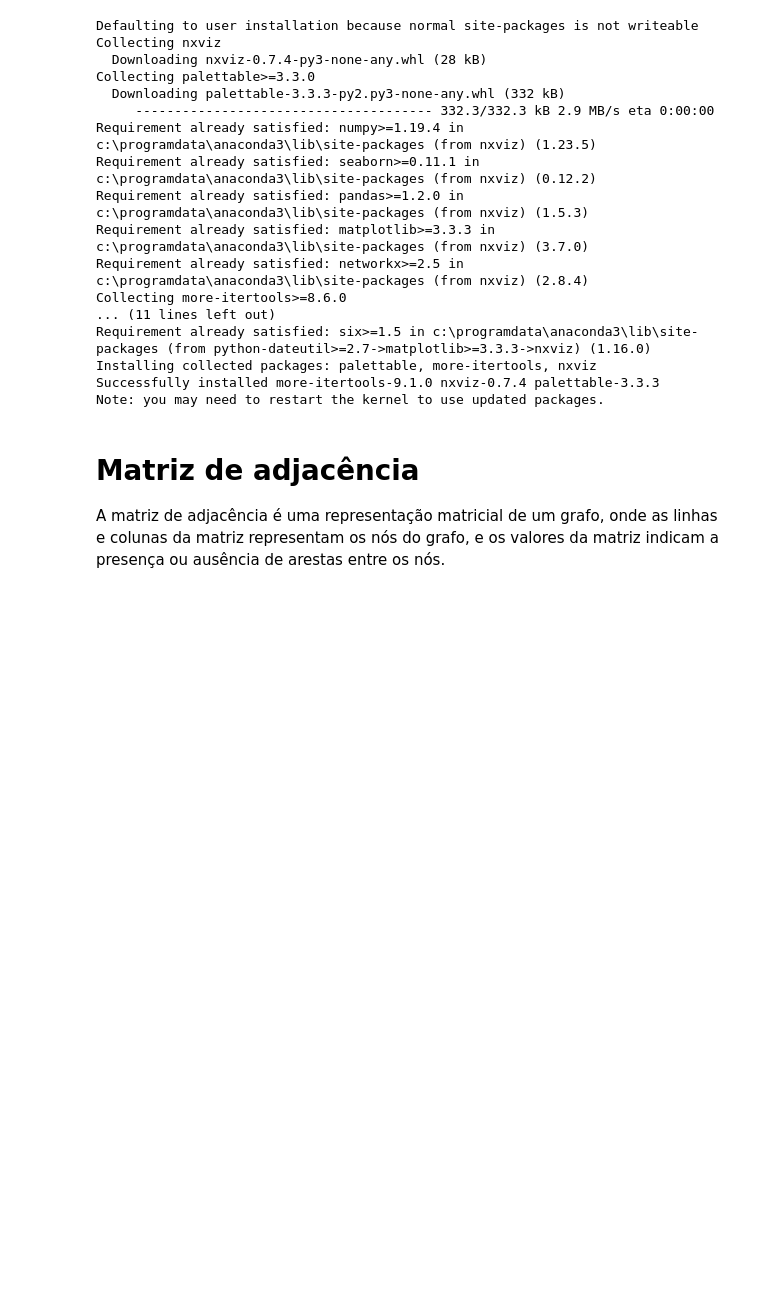
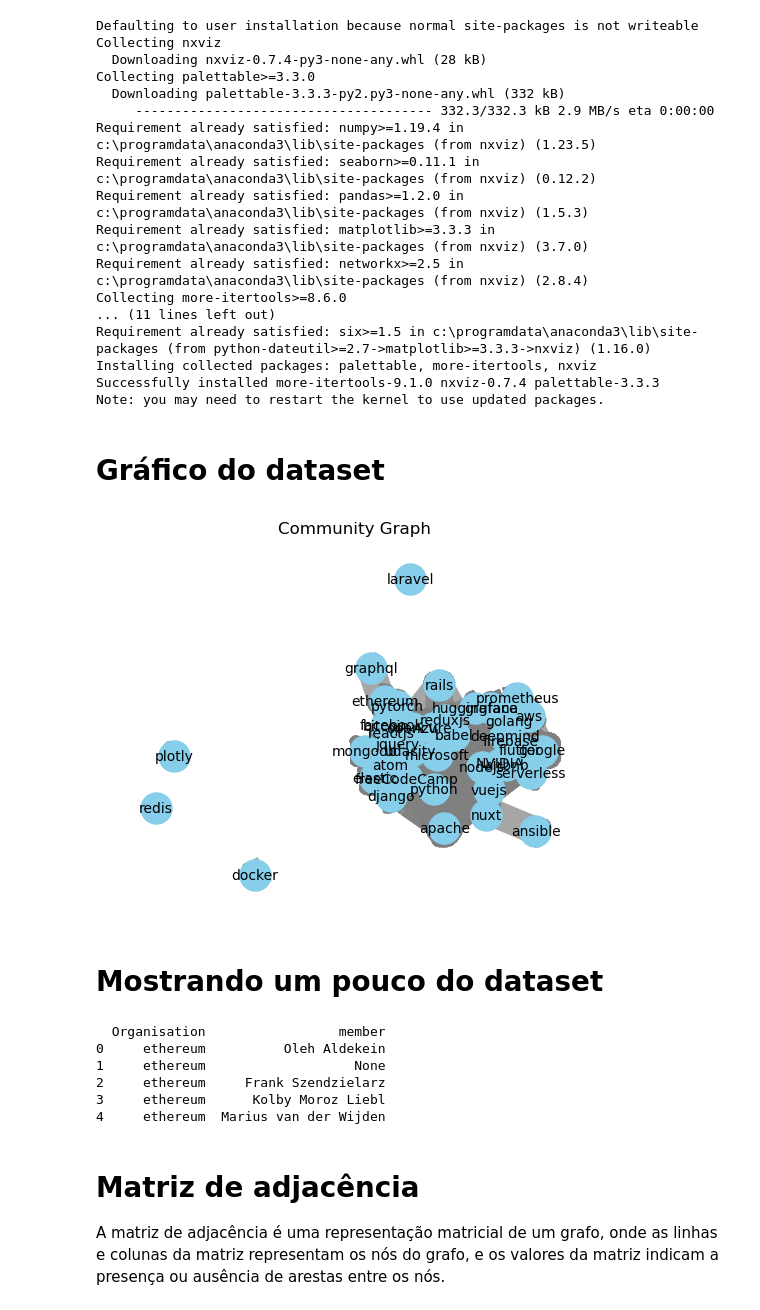
Before and after one commit to AlanOliveira43/ProjetoAnalise_U3, a Jupyter notebook: Analise/Notebook.ipynb, the cells around one changed output. Saved outputs shown, nothing was run; the diff lists cells and outputs as text; code cells hidden in the pictures; blank space fills up the shorter version.

```diff
--- a/Analise/Notebook.ipynb
+++ b/Analise/Notebook.ipynb
@@ -36,6 +36,67 @@ Requirement already satisfied: six>=1.5 in c:\programdata\anaconda3\lib\site-pac
 Installing collected packages: palettable, more-itertools, nxviz
 Successfully installed more-itertools-9.1.0 nxviz-0.7.4 palettable-3.3.3
 Note: you may need to restart the kernel to use updated packages.
+# %% [markdown]
+# Gráfico do dataset
+# %%
+import pandas as pd
+import networkx as nx
+import matplotlib.pyplot as plt
+
+# Load the CSV file containing community information
+df = pd.read_csv('datexDataA1.csv')
+
+# Create an empty graph
+G = nx.Graph()
+
+# Iterate over the rows of the DataFrame
+for _, row in df.iterrows():
+    organisation = row['Organisation']
+    member = row['member']
+
+    # Add organisation and member as nodes
+    G.add_node(organisation)
+    G.add_node(member)
+
+    # Add an edge between organisation and member
+    G.add_edge(organisation, member)
+
+# Plot the community graph
+pos = nx.spring_layout(G)
+
+organization_nodes = [node for node in G.nodes() if node in df['Organisation'].values]
+
+nx.draw_networkx_nodes(G, pos, nodelist=organization_nodes, node_color='skyblue', node_size=500)
+nx.draw_networkx_edges(G, pos, width=20, edge_color='gray', alpha=0.7)
+
+organization_labels = {node: node for node in organization_nodes}
+nx.draw_networkx_labels(G, pos, labels=organization_labels, font_size=10)
+
+plt.title('Community Graph')
+plt.axis('off')
+plt.show()
+# %% [output]
+[figure, added]
+# %% [markdown]
+# Mostrando um pouco do dataset
+# %%
+import pandas as pd
+
+# Defina o caminho para o arquivo CSV
+caminho_arquivo = 'datexDataA1.csv'
+
+# Leia o arquivo CSV nas primeiras linhas desejadas (por exemplo, 5 linhas)
+df = pd.read_csv(caminho_arquivo, nrows=5)
+
+# Exiba as primeiras linhas do DataFrame
+print(df.head())
+# %% [output]
+  Organisation                 member
+0     ethereum          Oleh Aldekein
+1     ethereum                   None
+2     ethereum     Frank Szendzielarz
+3     ethereum      Kolby Moroz Liebl
+4     ethereum  Marius van der Wijden
 # %% [markdown]
 # Matriz de adjacência
 A matriz de adjacência é uma representação matricial de um grafo, onde as linhas e colunas da matriz representam os nós do grafo, e os valores da matriz indicam a presença ou ausência de arestas entre os nós.
```
Also changed, not shown: parts of 1 cell of this notebook, 1 other file.
